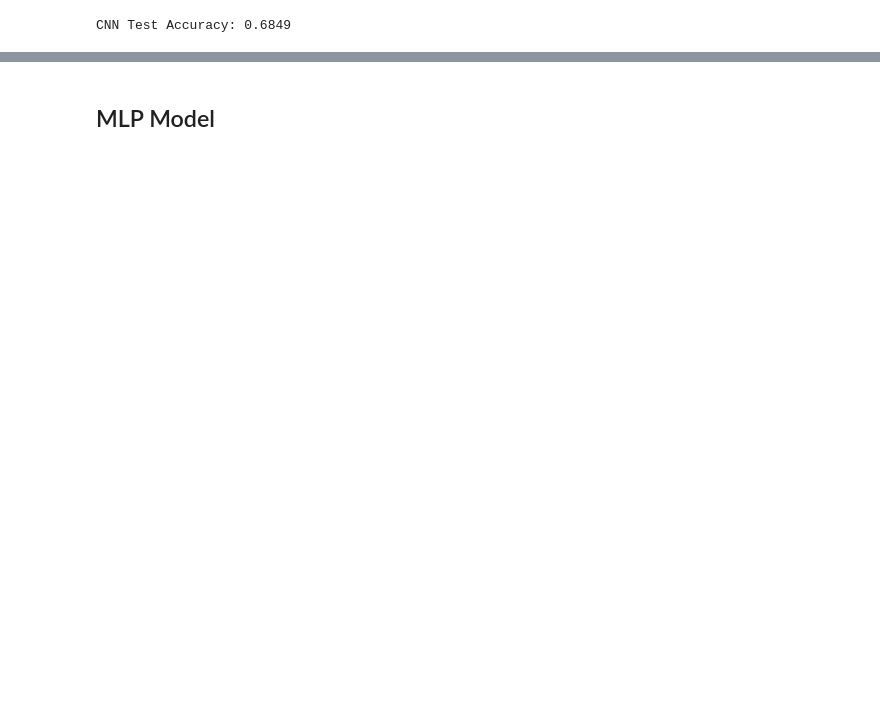
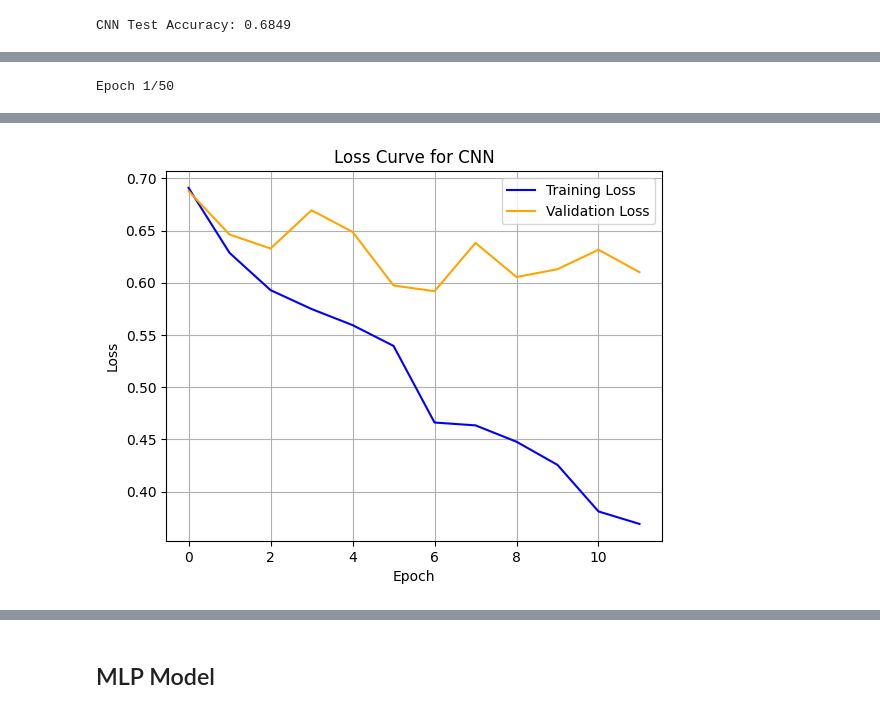
Before and after one commit to bchan42/photo_classification, a Jupyter notebook: CNN_MLP.ipynb, the cells around one changed output, grey strips where cells are left out. Cells and saved outputs as stored; diff of their text form; code cells hidden in the pictures; blank space fills up the shorter version.

```diff
--- a/CNN_MLP.ipynb
+++ b/CNN_MLP.ipynb
@@ -147,0 +221,62 @@ CNN Test Accuracy: 0.6849
+# %%
+from tensorflow.keras.callbacks import EarlyStopping, ReduceLROnPlateau
+
+# Define early stopping and reduce learning rate on plateau callbacks
+early_stopping = EarlyStopping(
+    monitor='val_loss',  # Monitor the validation loss
+    patience=5,  # Stop after 5 epochs without improvement
+    restore_best_weights=True  # Restore the best model weights
+)
+
+reduce_lr = ReduceLROnPlateau(
+    monitor='val_loss',  # Monitor the validation loss
+    factor=0.5,  # Reduce learning rate by 50%
+    patience=3,  # Wait 3 epochs for no improvement
+    min_lr=1e-6  # Minimum learning rate limit
+)
+
+# Define the CNN model as before
+cnn_model = Sequential([
+    Conv2D(32, (3, 3), activation='relu', input_shape=(128, 128, 3)),
+    MaxPooling2D(pool_size=(2, 2)),
+    Conv2D(64, (3, 3), activation='relu'),
+    MaxPooling2D(pool_size=(2, 2)),
+    Flatten(),
+    Dense(128, activation='relu'),
+    Dropout(0.3),  # Dropout rate set to 0.3 as per best parameters
+    Dense(1, activation='sigmoid')  # Binary classification
+])
+
+# Compile the model with updated learning rate
+cnn_model.compile(optimizer=Adam(learning_rate=0.0001), loss='binary_crossentropy', metrics=['accuracy'])
+
+# Train the model with callbacks (early stopping and reduce learning rate)
+history = cnn_model.fit(
+    X_train_cnn, y_train,
+    epochs=50,  # Training for more epochs
+    batch_size=32,
+    validation_split=0.1,
+    callbacks=[early_stopping, reduce_lr]  # Include both callbacks
+)
+
+# CNN Predictions
+cnn_predictions = cnn_model.predict(X_test_cnn).flatten()
+
+# Optionally, you can plot the loss curve again after training with callbacks
+import matplotlib.pyplot as plt
+
+# Extract training and validation loss from the history
+train_loss = history.history['loss']
+val_loss = history.history['val_loss']
+
+# Plot the loss curve
+plt.plot(train_loss, label='Training Loss', color='blue')
+plt.plot(val_loss, label='Validation Loss', color='orange')
+plt.title('Loss Curve for CNN')
+plt.xlabel('Epoch')
+plt.ylabel('Loss')
+plt.legend()
+plt.grid(True)
+plt.show()
+# %% [output]
+Epoch 1/50
@@ -147,0 +300 @@ CNN Test Accuracy: 0.6849
+[figure, added]
```
Also changed, not shown: parts of 25 cells of this notebook, 1 other file.
